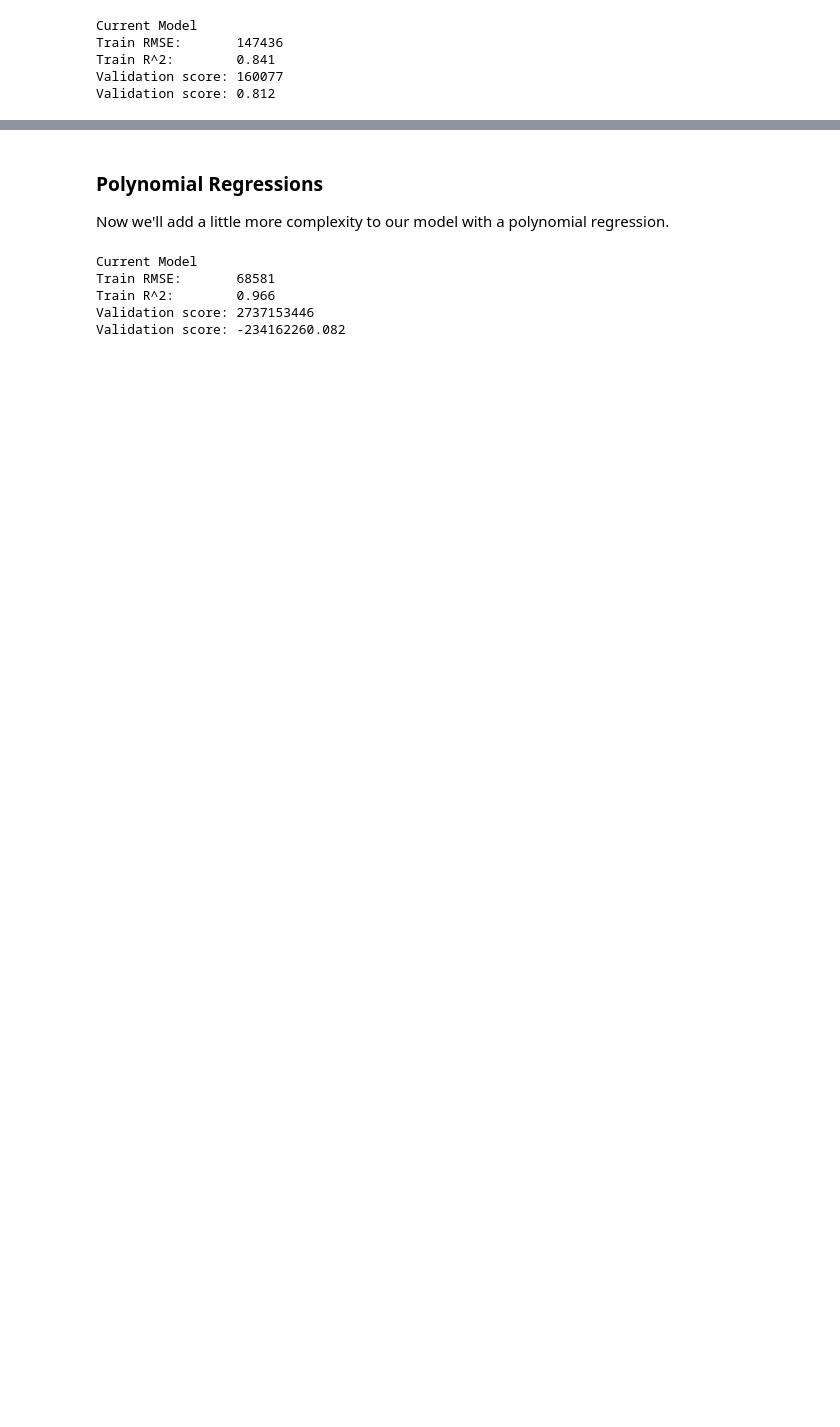
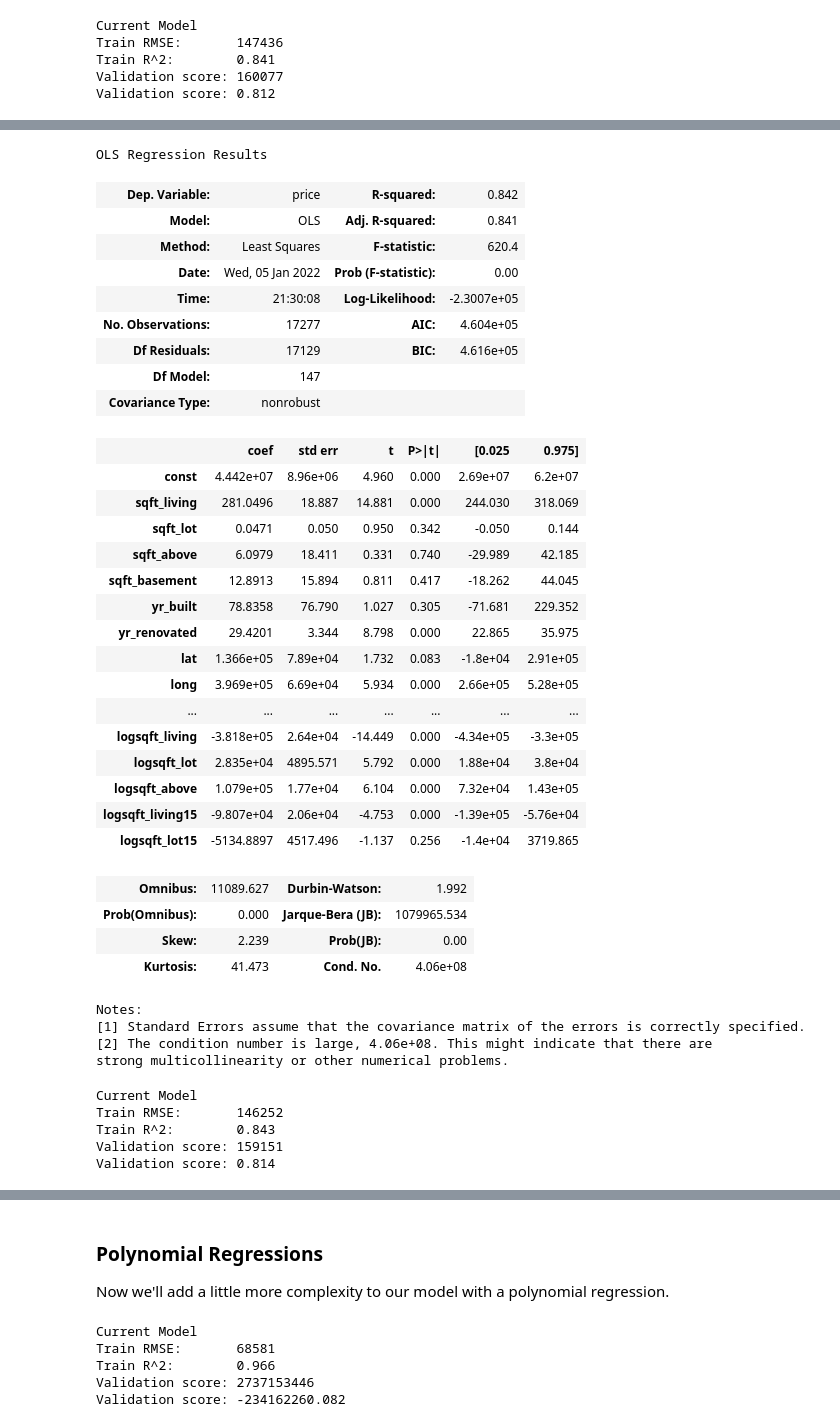
Before and after one commit to UpGoerFive/King-County-Project, a Jupyter notebook: matt.ipynb, the cells around one changed output, grey strips where cells are left out. Cells and saved outputs as stored; diff of their text form; code cells hidden in the pictures; blank space fills up the shorter version.

```diff
--- a/matt.ipynb
+++ b/matt.ipynb
@@ -613,0 +622,9 @@ Validation score: 0.812
+# %%
+X_train_log = X_train_features2
+
+non_normal = ['sqft_living', 'sqft_lot', 'sqft_above', 'sqft_living15', 'sqft_lot15']
+for feat in non_normal:
+    X_train_log[f'log{feat}'] = X_train_log[feat].map(lambda x: np.log(x))
+# %%
+X_mod = X_train_log.drop(['date'], axis=1)
+y_mod = y_train
@@ -613,0 +654,37 @@ Validation score: 0.812
+# %%
+sm.OLS(y_mod, sm.add_constant(X_mod)).fit().summary()
+# %% [output]
+OLS Regression Results
+| Dep. Variable: | price | R-squared: | 0.842 |
+| Model: | OLS | Adj. R-squared: | 0.841 |
+| Method: | Least Squares | F-statistic: | 620.4 |
+| Date: | Wed, 05 Jan 2022 | Prob (F-statistic): | 0.00 |
+| Time: | 21:30:08 | Log-Likelihood: | -2.3007e+05 |
+| No. Observations: | 17277 | AIC: | 4.604e+05 |
+| Df Residuals: | 17129 | BIC: | 4.616e+05 |
+| Df Model: | 147 |  |  |
+| Covariance Type: | nonrobust |  |  |
+|  | coef | std err | t | P>|t| | [0.025 | 0.975] |
+| const | 4.442e+07 | 8.96e+06 | 4.960 | 0.000 | 2.69e+07 | 6.2e+07 |
+| sqft_living | 281.0496 | 18.887 | 14.881 | 0.000 | 244.030 | 318.069 |
+| sqft_lot | 0.0471 | 0.050 | 0.950 | 0.342 | -0.050 | 0.144 |
+| sqft_above | 6.0979 | 18.411 | 0.331 | 0.740 | -29.989 | 42.185 |
+| sqft_basement | 12.8913 | 15.894 | 0.811 | 0.417 | -18.262 | 44.045 |
+| yr_built | 78.8358 | 76.790 | 1.027 | 0.305 | -71.681 | 229.352 |
+| yr_renovated | 29.4201 | 3.344 | 8.798 | 0.000 | 22.865 | 35.975 |
+| lat | 1.366e+05 | 7.89e+04 | 1.732 | 0.083 | -1.8e+04 | 2.91e+05 |
+| long | 3.969e+05 | 6.69e+04 | 5.934 | 0.000 | 2.66e+05 | 5.28e+05 |
+| ... | ... | ... | ... | ... | ... | ... |
+| logsqft_living | -3.818e+05 | 2.64e+04 | -14.449 | 0.000 | -4.34e+05 | -3.3e+05 |
+| logsqft_lot | 2.835e+04 | 4895.571 | 5.792 | 0.000 | 1.88e+04 | 3.8e+04 |
+| logsqft_above | 1.079e+05 | 1.77e+04 | 6.104 | 0.000 | 7.32e+04 | 1.43e+05 |
+| logsqft_living15 | -9.807e+04 | 2.06e+04 | -4.753 | 0.000 | -1.39e+05 | -5.76e+04 |
+| logsqft_lot15 | -5134.8897 | 4517.496 | -1.137 | 0.256 | -1.4e+04 | 3719.865 |
+| Omnibus: | 11089.627 | Durbin-Watson: | 1.992 |
+| Prob(Omnibus): | 0.000 | Jarque-Bera (JB): | 1079965.534 |
+| Skew: | 2.239 | Prob(JB): | 0.00 |
+| Kurtosis: | 41.473 | Cond. No. | 4.06e+08 |
+Notes:
+[1] Standard Errors assume that the covariance matrix of the errors is correctly specified.
+[2] The condition number is large, 4.06e+08. This might indicate that there are
+strong multicollinearity or other numerical problems.
@@ -613,0 +694,23 @@ Validation score: 0.812
+# %%
+regression = LinearRegression()
+
+scores = cross_validate(
+    estimator=regression,
+    X=X_mod,
+    y=y_mod,
+    scoring=['neg_mean_squared_error', 'r2'],
+    return_train_score=True,
+    cv=None
+)
+
+print("Current Model")
+print("Train RMSE:      ", int(round(np.sqrt(scores["train_neg_mean_squared_error"]*-1).mean())))
+print("Train R^2:       ", round(scores["train_r2"].mean(), 3))
+print("Validation score:", int(round(np.sqrt(scores["test_neg_mean_squared_error"]*-1).mean())))
+print("Validation score:", round(scores["test_r2"].mean(), 3))
+# %% [output]
+Current Model
+Train RMSE:       146252
+Train R^2:        0.843
+Validation score: 159151
+Validation score: 0.814
```
Also changed, not shown: parts of 29 cells of this notebook, 1 other file.
